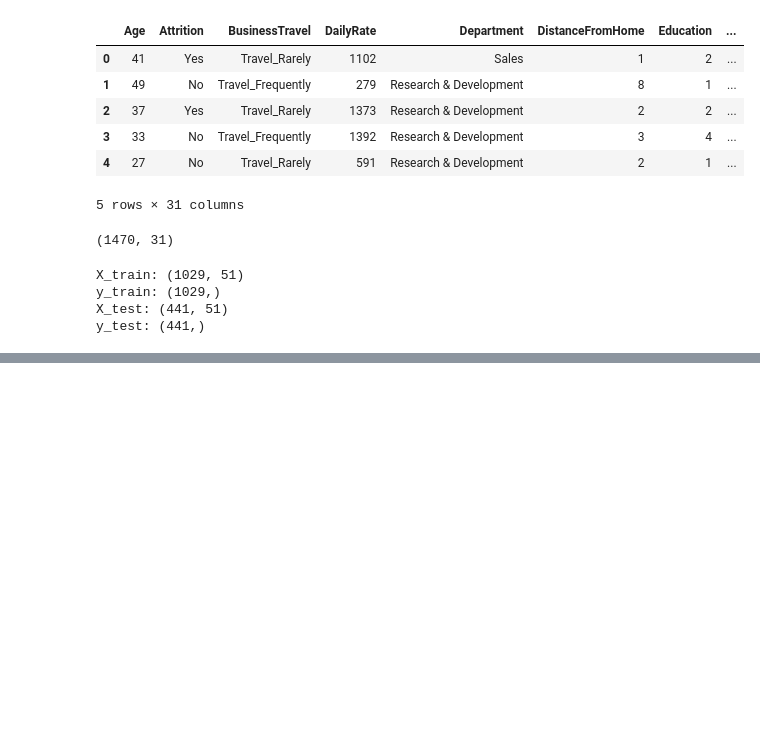
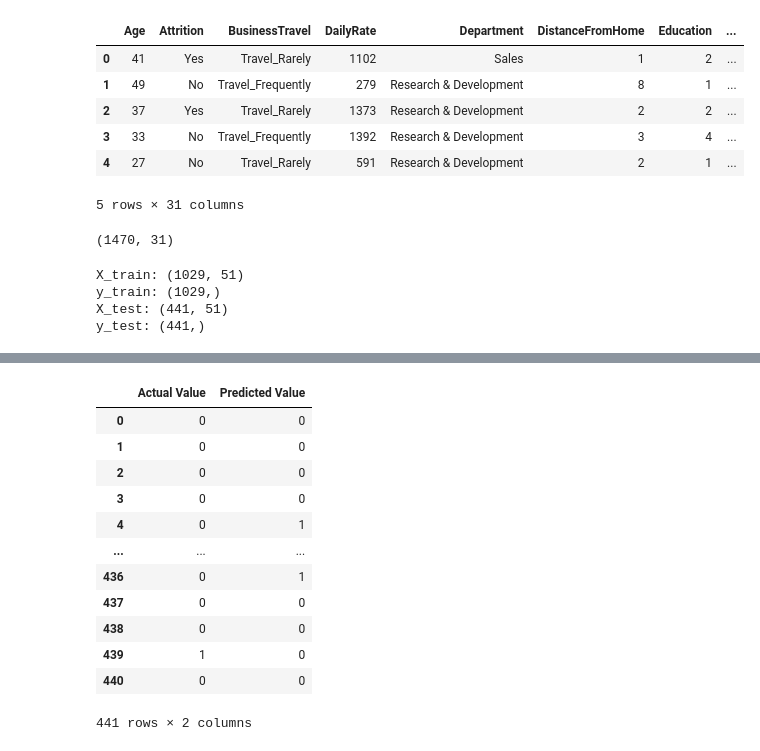
Before and after one commit to Akshay-Paunikar/IBM_Employee_Attrition_ML, a Jupyter notebook: notebook/IBM_Employee_Attrition_Model.ipynb, the cells around one changed output, grey strips where cells are left out. Drawn from its saved outputs; the diff is of its cells as text; code cells hidden in the pictures; blank space fills up the shorter version.

Commit message:
Model Training Done

```diff
--- a/notebook/IBM_Employee_Attrition_Model.ipynb
+++ b/notebook/IBM_Employee_Attrition_Model.ipynb
@@ -91,0 +105,7 @@ y_test: (441,)
+# %%
+# Create an Evaluate Function to give all metrics after model Training
+def evaluate_model(true, predicted):
+    accuracy = accuracy_score(true, predicted)
+    confusionmatrix = confusion_matrix(true, predicted)
+    classificationreport = classification_report(true, predicted)
+    return accuracy, confusionmatrix, classificationreport
@@ -91,0 +212,7 @@ y_test: (441,)
+# %%
+# AdaBoost Classifier
+model_adaboost = AdaBoostClassifier()
+# %%
+# fit training data
+model_adaboost.fit(X_train, y_train)
+model_adaboost.score(X_train, y_train)
@@ -91,0 +221,3 @@ y_test: (441,)
+# %%
+# make predictions on test data
+predictions = model_adaboost.predict(X_test)
@@ -91,0 +243,18 @@ y_test: (441,)
+# %%
+# Difference between Actual and Predicted Values
+pred_df=pd.DataFrame({'Actual Value':y_test,'Predicted Value':predictions})
+pred_df
+# %% [output]
+|  | Actual Value | Predicted Value |
+| 0 | 0 | 0 |
+| 1 | 0 | 0 |
+| 2 | 0 | 0 |
+| 3 | 0 | 0 |
+| 4 | 0 | 1 |
+| ... | ... | ... |
+| 436 | 0 | 1 |
+| 437 | 0 | 0 |
+| 438 | 0 | 0 |
+| 439 | 1 | 0 |
+| 440 | 0 | 0 |
+441 rows × 2 columns
```
Also changed, not shown: parts of 9 cells of this notebook, 4 other files.
